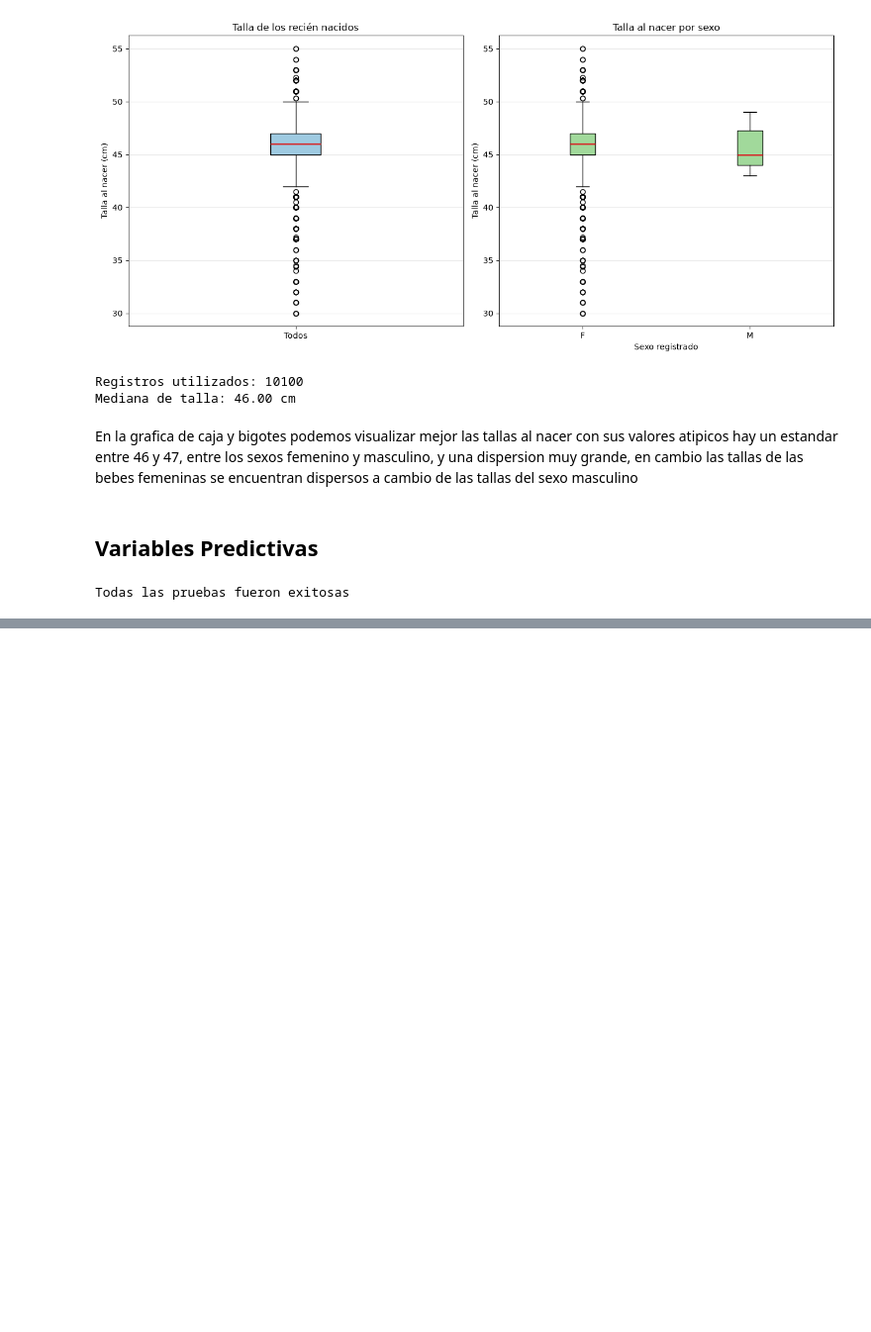
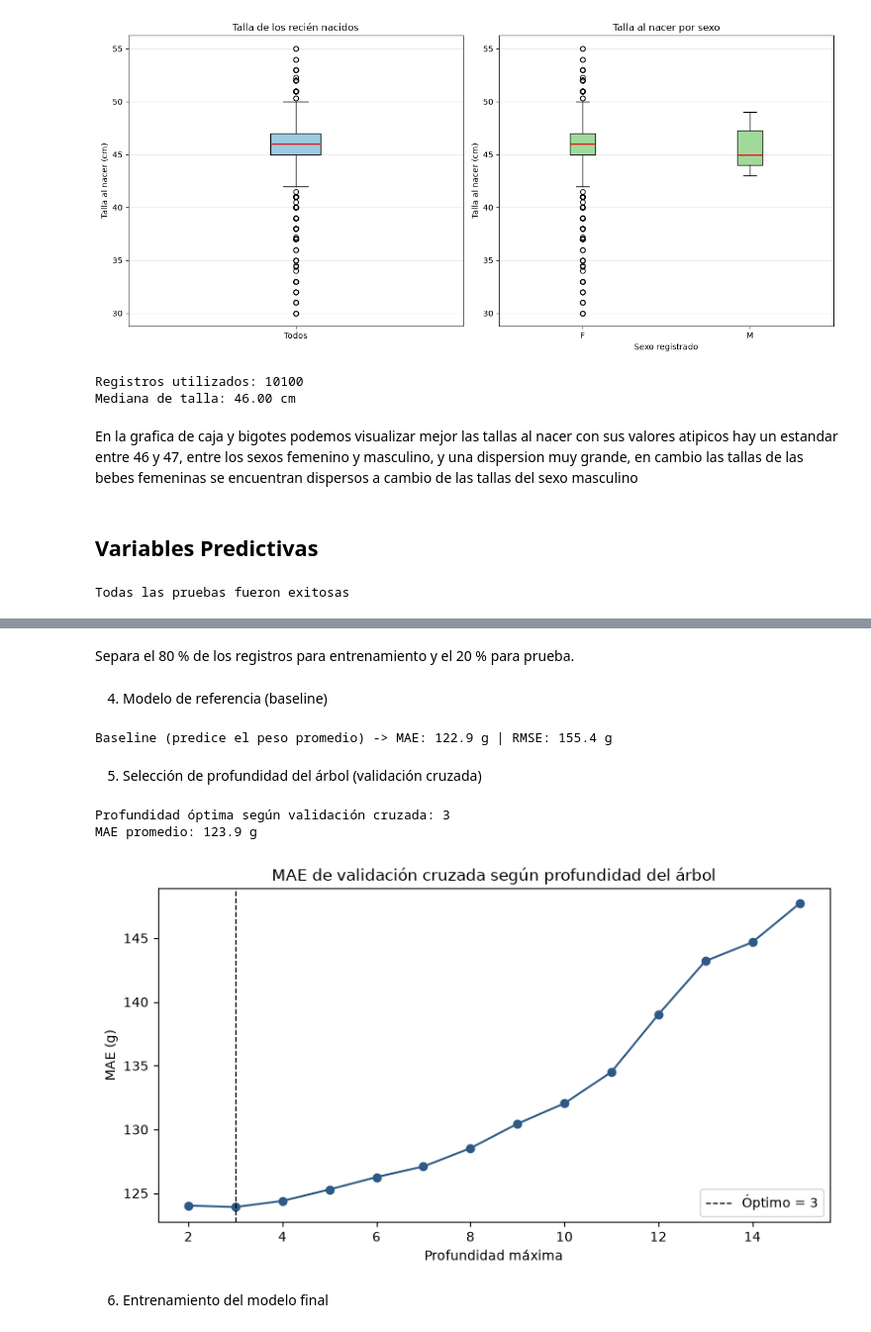
Before and after one commit to thecont15/Introduccion-a-la-programacion-cientifica, a Jupyter notebook: notebooks/Analisis_Sebas.ipynb, the cells around one changed output, grey strips where cells are left out. Shown at 99% size. Drawn from its saved outputs; the diff is of its cells as text; code cells hidden in the pictures; blank space fills up the shorter version.

```diff
--- a/notebooks/Analisis_Sebas.ipynb
+++ b/notebooks/Analisis_Sebas.ipynb
@@ -939,0 +1022,66 @@ Todas las pruebas fueron exitosas
+# %% [markdown]
+Separa el 80 % de los registros para entrenamiento y el 20 % para prueba.
+# %% [markdown]
+4. Modelo de referencia (baseline)
+# %%
+baseline = DummyRegressor(strategy="mean")
+baseline.fit(X_train, y_train)
+
+pred_baseline = baseline.predict(X_test)
+
+mae_baseline = mean_absolute_error(y_test, pred_baseline)
+rmse_baseline = np.sqrt(mean_squared_error(y_test, pred_baseline))
+
+print(
+    f"Baseline (predice el peso promedio) -> "
+    f"MAE: {mae_baseline:.1f} g | RMSE: {rmse_baseline:.1f} g"
+)
+# %% [output]
+Baseline (predice el peso promedio) -> MAE: 122.9 g | RMSE: 155.4 g
+# %% [markdown]
+5. Selección de profundidad del árbol (validación cruzada)
+# %%
+profundidades = list(range(2, 16))
+cv = KFold(n_splits=5, shuffle=True, random_state=RANDOM_STATE)
+
+mae_por_profundidad = []
+
+for profundidad in profundidades:
+    modelo_cv = DecisionTreeRegressor(
+        max_depth=profundidad,
+        random_state=RANDOM_STATE,
+    )
+    puntajes = cross_val_score(
+        modelo_cv,
+        X_train,
+        y_train,
+        cv=cv,
+        scoring="neg_mean_absolute_error",
+    )
+    mae_por_profundidad.append(-puntajes.mean())
+
+mejor_profundidad = profundidades[int(np.argmin(mae_por_profundidad))]
+print(f"Profundidad óptima según validación cruzada: {mejor_profundidad}")
+print(f"MAE promedio: {min(mae_por_profundidad):.1f} g")
+
+fig, ax = plt.subplots(figsize=(8, 4.5))
+ax.plot(profundidades, mae_por_profundidad, marker="o", color="#2E5A87")
+ax.axvline(
+    mejor_profundidad,
+    color="black",
+    linestyle="--",
+    linewidth=1,
+    label=f"Óptimo = {mejor_profundidad}",
+)
+ax.set_title("MAE de validación cruzada según profundidad del árbol")
+ax.set_xlabel("Profundidad máxima")
+ax.set_ylabel("MAE (g)")
+ax.legend()
+plt.tight_layout()
+plt.show()
+# %% [output]
+Profundidad óptima según validación cruzada: 3
+MAE promedio: 123.9 g
+[figure, added]
+# %% [markdown]
+6. Entrenamiento del modelo final
```
Also changed, not shown: parts of 27 cells of this notebook, 3 other files.
